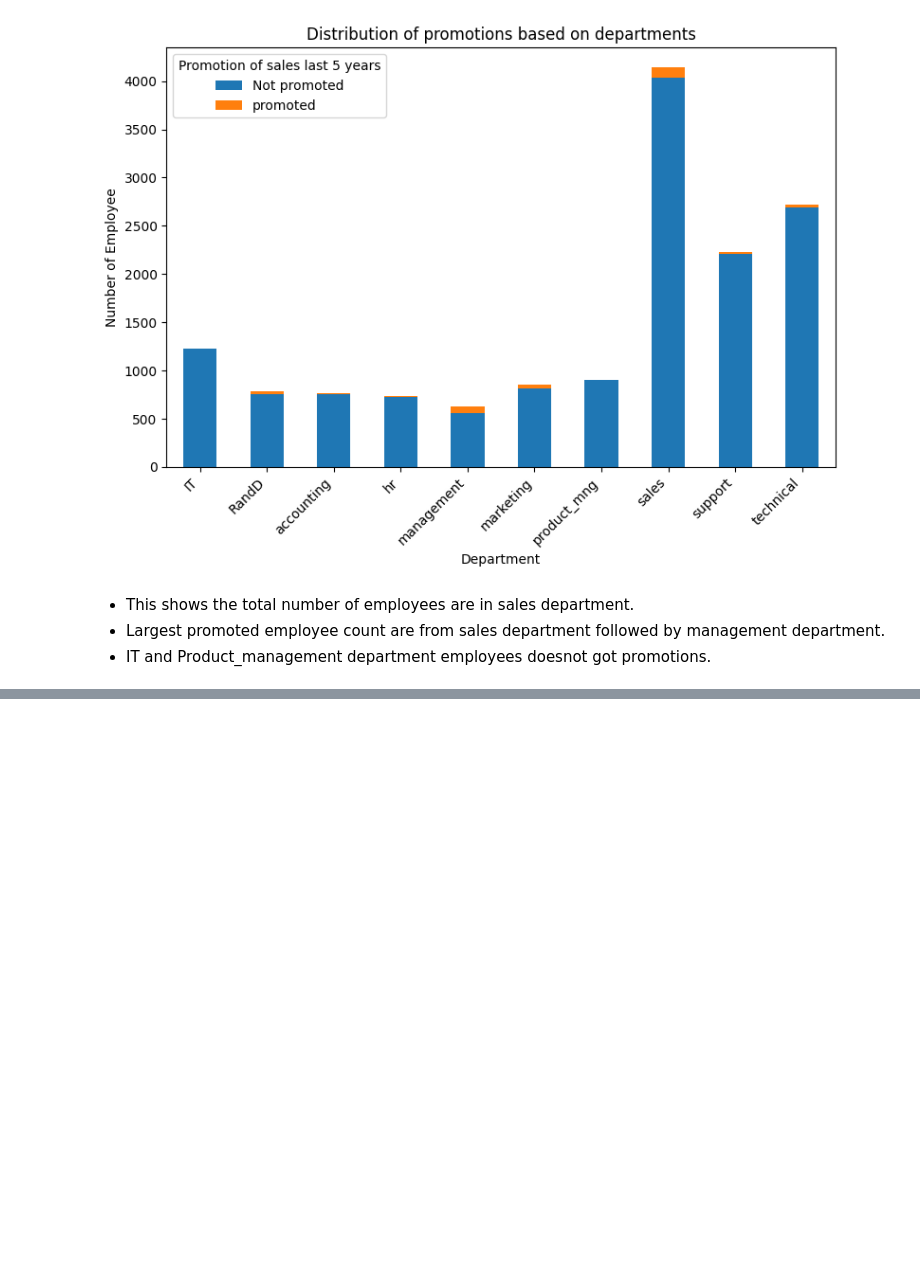
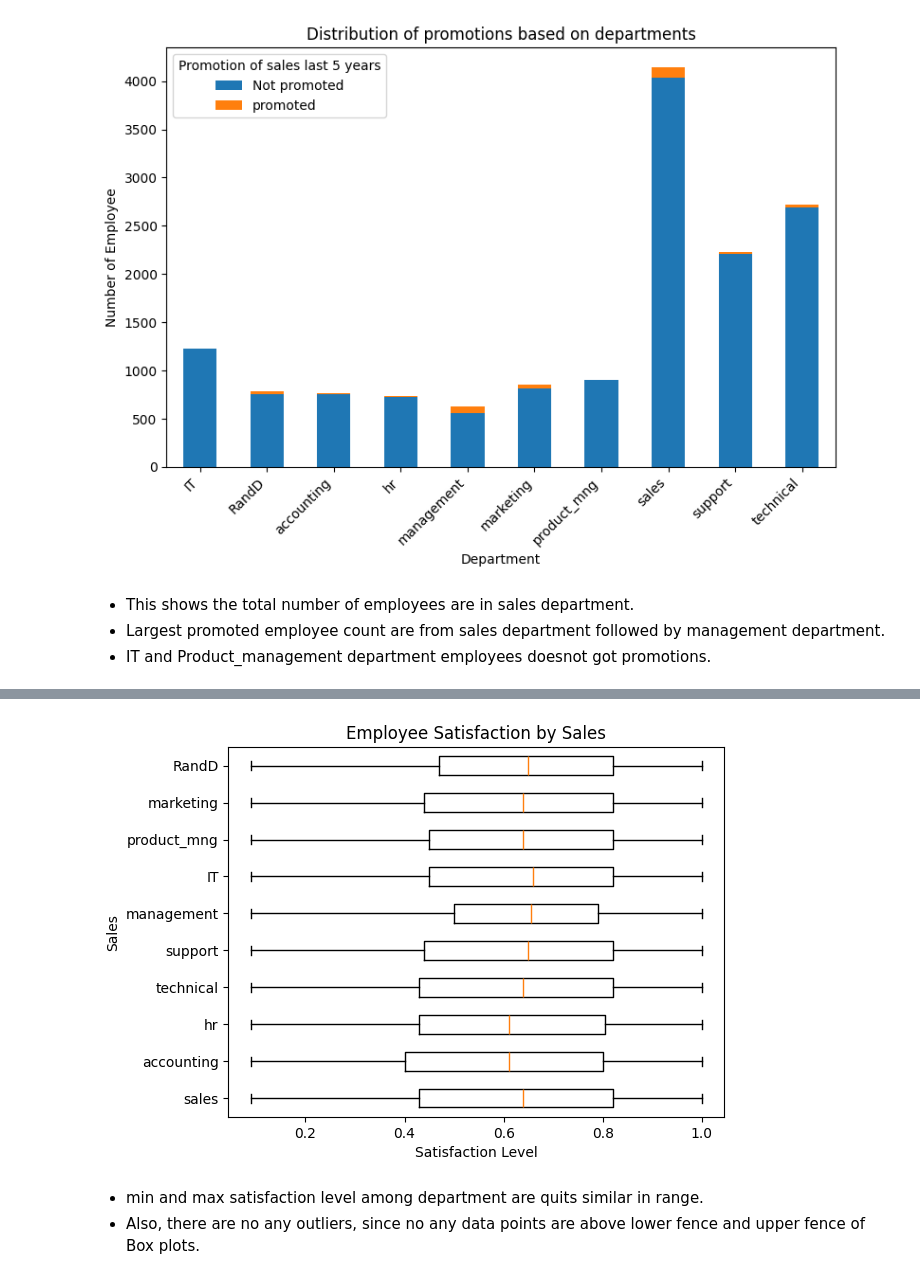
Before and after one commit to ashmi721/Data_Science_Class, a Jupyter notebook: Data_visulization/matplotlib_practice_dataset.ipynb, the cells around one changed output, grey strips where cells are left out. Cells and saved outputs as stored; diff of their text form; code cells hidden in the pictures; blank space fills up the shorter version.

```diff
--- a/Data_visulization/matplotlib_practice_dataset.ipynb
+++ b/Data_visulization/matplotlib_practice_dataset.ipynb
@@ -216,0 +254,16 @@ plt.show()
+# %%
+depart_wise_satisfaction = [df[df['sales']== depart]['satisfaction_level']
+                            for depart in df['sales'].unique()
+                            ]
+depart_wise_satisfaction
+# %%
+plt.boxplot(depart_wise_satisfaction, labels=df['sales'].unique(),vert=False)
+plt.xlabel('Satisfaction Level')
+plt.ylabel('Sales')
+plt.title('Employee Satisfaction by Sales')
+plt.show()
+# %% [output]
+[figure, added]
+# %% [markdown]
+* min and max satisfaction level among department are quits similar in range.
+* Also, there are no any outliers, since no any data points are above lower fence and upper fence of Box plots.
```
Also changed, not shown: parts of 13 cells of this notebook.
